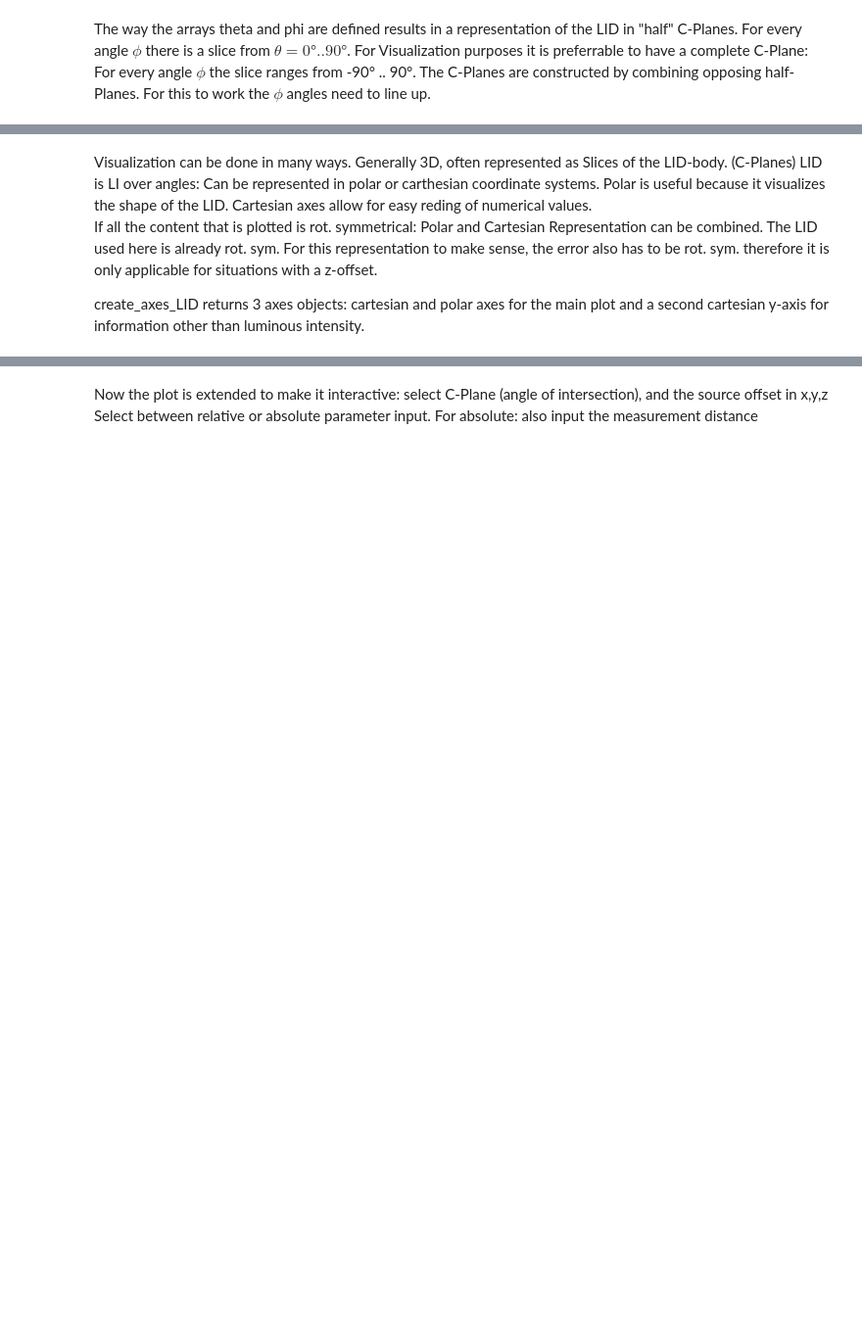
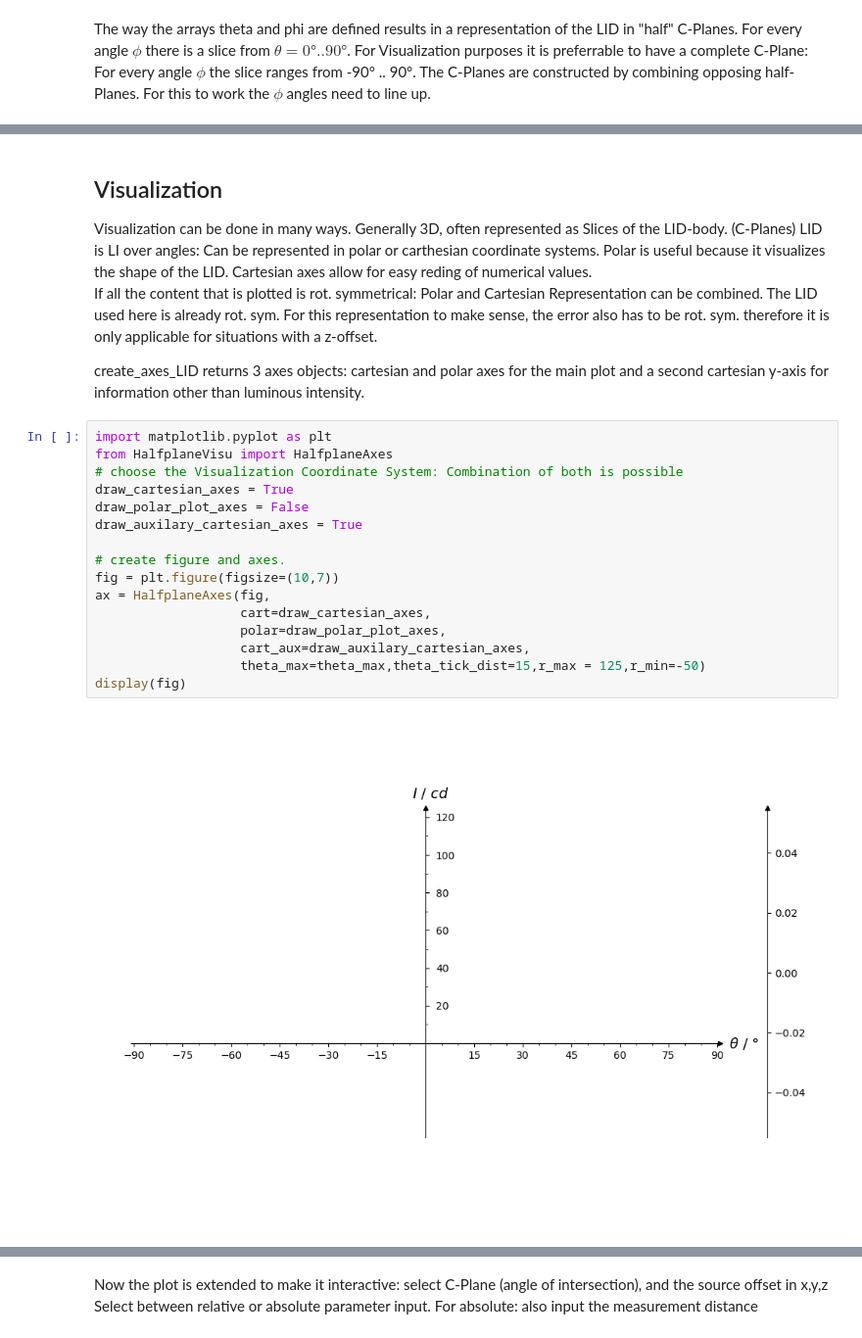
Before and after one commit to empir19nrm02/WP4, a Jupyter notebook: CoLPaper.ipynb, the cells around one changed output, grey strips where cells are left out. Shown at 98% size. Drawn from its saved outputs; the diff is of its cells as text; blank space fills up the shorter version.

```diff
--- a/CoLPaper.ipynb
+++ b/CoLPaper.ipynb
@@ -205,7 +210,27 @@ LID_amplified_c = half2cplanes(LID_amplified, theta, phi)[0]
 # %% [markdown]
+## Visualization
+
 Visualization can be done in many ways. Generally 3D, often represented as Slices of the LID-body. (C-Planes)
 LID is LI over angles: Can be represented in polar or carthesian coordinate systems. Polar is useful because it visualizes the shape of the LID. Cartesian axes allow for easy reding of numerical values.
 If all the content that is plotted is rot. symmetrical: Polar and Cartesian Representation can be combined. The LID used here is already rot. sym. For this representation to make sense, the error also has to be rot. sym. therefore it is only applicable for situations with a z-offset.
 
 create_axes_LID returns 3 axes objects: cartesian and polar axes for the main plot and a second cartesian y-axis for information other than luminous intensity.
+# %%
+import matplotlib.pyplot as plt
+from HalfplaneVisu import HalfplaneAxes
+# choose the Visualization Coordinate System: Combination of both is possible
+draw_cartesian_axes = True
+draw_polar_plot_axes = False
+draw_auxilary_cartesian_axes = True
+
+# create figure and axes.
+fig = plt.figure(figsize=(10,7))
+ax = HalfplaneAxes(fig,
+                   cart=draw_cartesian_axes,
+                   polar=draw_polar_plot_axes,
+                   cart_aux=draw_auxilary_cartesian_axes,
+                   theta_max=theta_max,theta_tick_dist=15,r_max = 125,r_min=-50)
+display(fig)
+# %% [output]
+[figure, added]
 # %%
```
Also changed, not shown: parts of 23 cells of this notebook, 3 other files.
